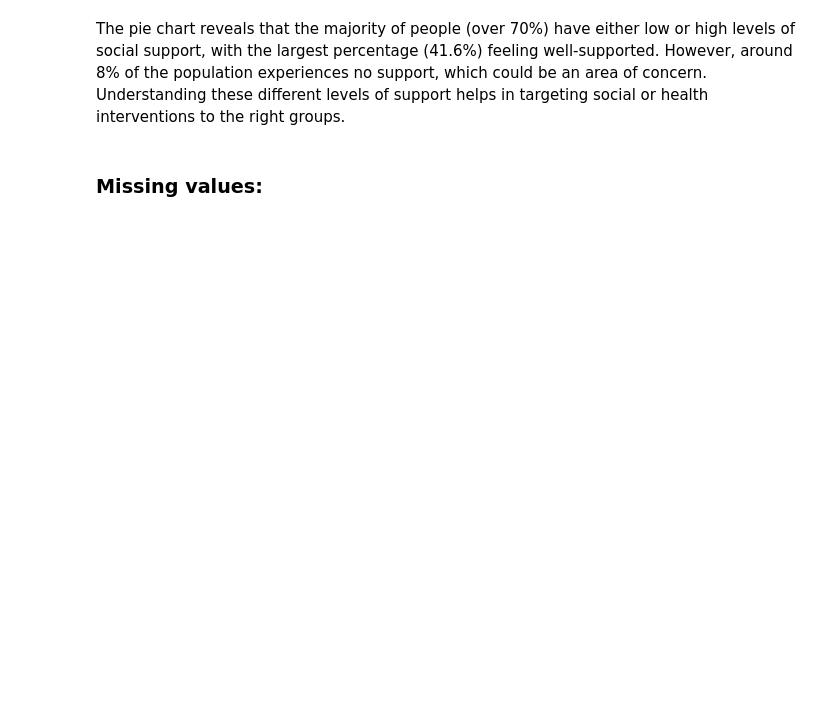
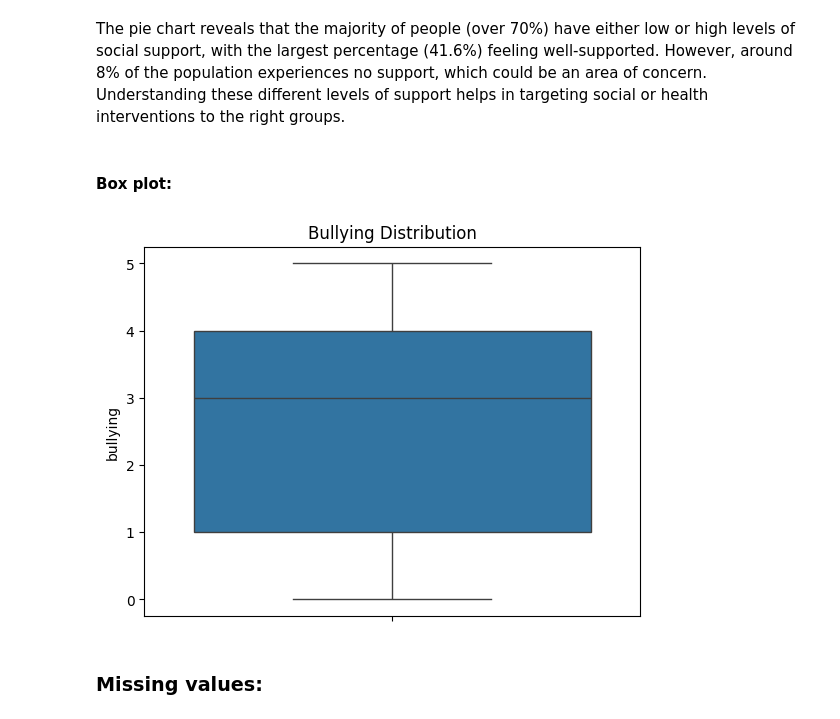
Before and after one commit to Jana18kh/Project, a Jupyter notebook: Project.ipynb, the cells around one changed output. Cells and saved outputs as stored; diff of their text form; code cells hidden in the pictures; blank space fills up the shorter version.

```diff
--- a/Project.ipynb
+++ b/Project.ipynb
@@ -102,5 +106,13 @@ data2.plot.pie(autopct='%1.1f%%', figsize=(6,6), startangle=90)
 # %% [markdown]
 The pie chart reveals that the majority of people (over 70%) have either low or high levels of social support, with the largest percentage (41.6%) feeling well-supported. However, around 8% of the population experiences no support, which could be an area of concern. Understanding these different levels of support helps in targeting social or health interventions to the right groups.
+# %% [markdown]
+#### Box plot:
+# %%
+sns.boxplot(data=df['bullying']) # Create a box plot to show the distribution of the 'bullying' column
+plt.title('Bullying Distribution')
+plt.show() # Display the plot
+# %% [output]
+[figure, added]
 # %% [markdown]
 ### Missing values:
 # %%
```
Also changed, not shown: parts of 8 cells of this notebook.
